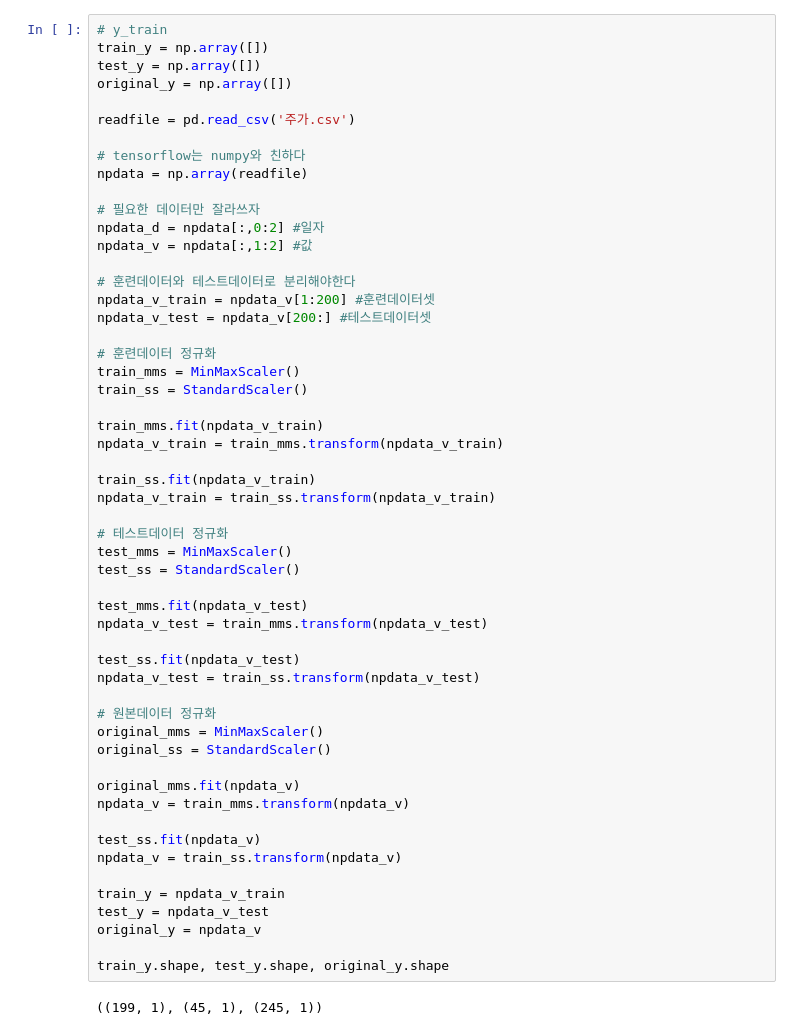
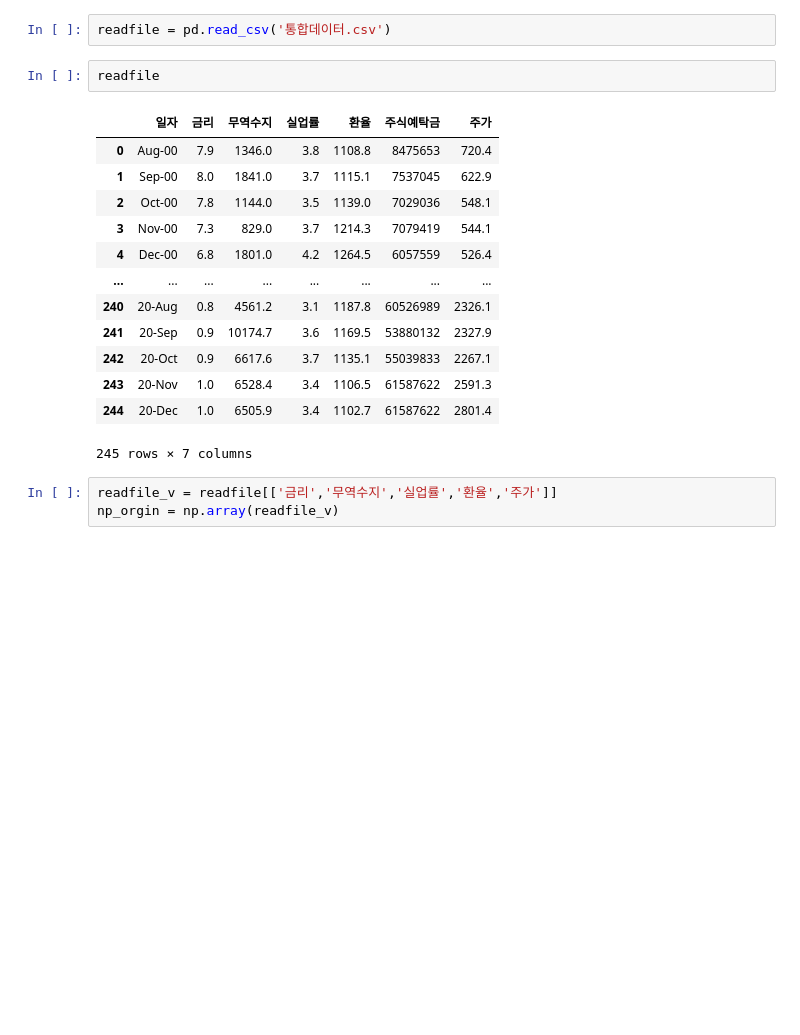
Before and after one commit to zarate02/ZaimyCode, a Jupyter notebook: 02.deeplearn/pre_kospi.ipynb, the cells around one changed output. Cells and saved outputs as stored; diff of their text form; blank space fills up the shorter version.

```diff
--- a/02.deeplearn/pre_kospi.ipynb
+++ b/02.deeplearn/pre_kospi.ipynb
@@ -83,56 +6,21 @@ train_x.shape, test_x.shape, original_x.shape
-# %%
-# y_train
-train_y = np.array([])
-test_y = np.array([])
-original_y = np.array([])
-
-readfile = pd.read_csv('주가.csv')
-
-# tensorflow는 numpy와 친하다
-npdata = np.array(readfile)
-
-# 필요한 데이터만 잘라쓰자
-npdata_d = npdata[:,0:2] #일자
-npdata_v = npdata[:,1:2] #값
-
-# 훈련데이터와 테스트데이터로 분리해야한다
-npdata_v_train = npdata_v[1:200] #훈련데이터셋
-npdata_v_test = npdata_v[200:] #테스트데이터셋
-
-# 훈련데이터 정규화
-train_mms = MinMaxScaler()
-train_ss = StandardScaler()
-
-train_mms.fit(npdata_v_train)
-npdata_v_train = train_mms.transform(npdata_v_train)
-
-train_ss.fit(npdata_v_train)
-npdata_v_train = train_ss.transform(npdata_v_train)
-
-# 테스트데이터 정규화
-test_mms = MinMaxScaler()
-test_ss = StandardScaler()
-
-test_mms.fit(npdata_v_test)
-npdata_v_test = train_mms.transform(npdata_v_test)
-
-test_ss.fit(npdata_v_test)
-npdata_v_test = train_ss.transform(npdata_v_test)
-
-# 원본데이터 정규화
-original_mms = MinMaxScaler()
-original_ss = StandardScaler()
-
-original_mms.fit(npdata_v)
-npdata_v = train_mms.transform(npdata_v)
-
-test_ss.fit(npdata_v)
-npdata_v = train_ss.transform(npdata_v)
-
-train_y = npdata_v_train
-test_y = npdata_v_test
-original_y = npdata_v
-
-train_y.shape, test_y.shape, original_y.shape
-# %% [output]
-((199, 1), (45, 1), (245, 1))
+# %%
+readfile = pd.read_csv('통합데이터.csv')
+# %%
+readfile
+# %% [output]
+|  | 일자 | 금리 | 무역수지 | 실업률 | 환율 | 주식예탁금 | 주가 |
+| 0 | Aug-00 | 7.9 | 1346.0 | 3.8 | 1108.8 | 8475653 | 720.4 |
+| 1 | Sep-00 | 8.0 | 1841.0 | 3.7 | 1115.1 | 7537045 | 622.9 |
+| 2 | Oct-00 | 7.8 | 1144.0 | 3.5 | 1139.0 | 7029036 | 548.1 |
+| 3 | Nov-00 | 7.3 | 829.0 | 3.7 | 1214.3 | 7079419 | 544.1 |
+| 4 | Dec-00 | 6.8 | 1801.0 | 4.2 | 1264.5 | 6057559 | 526.4 |
+| ... | ... | ... | ... | ... | ... | ... | ... |
+| 240 | 20-Aug | 0.8 | 4561.2 | 3.1 | 1187.8 | 60526989 | 2326.1 |
+| 241 | 20-Sep | 0.9 | 10174.7 | 3.6 | 1169.5 | 53880132 | 2327.9 |
+| 242 | 20-Oct | 0.9 | 6617.6 | 3.7 | 1135.1 | 55039833 | 2267.1 |
+| 243 | 20-Nov | 1.0 | 6528.4 | 3.4 | 1106.5 | 61587622 | 2591.3 |
+| 244 | 20-Dec | 1.0 | 6505.9 | 3.4 | 1102.7 | 61587622 | 2801.4 |
+245 rows × 7 columns
+# %%
+readfile_v = readfile[['금리','무역수지','실업률','환율','주가']]
+np_orgin = np.array(readfile_v)
```
Also changed, not shown: parts of 14 cells of this notebook, 1 other file.
